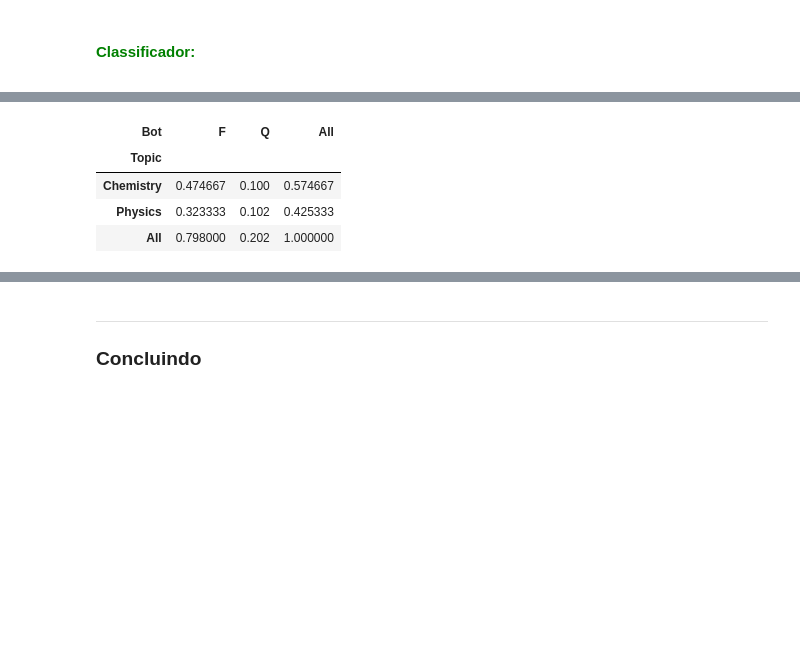
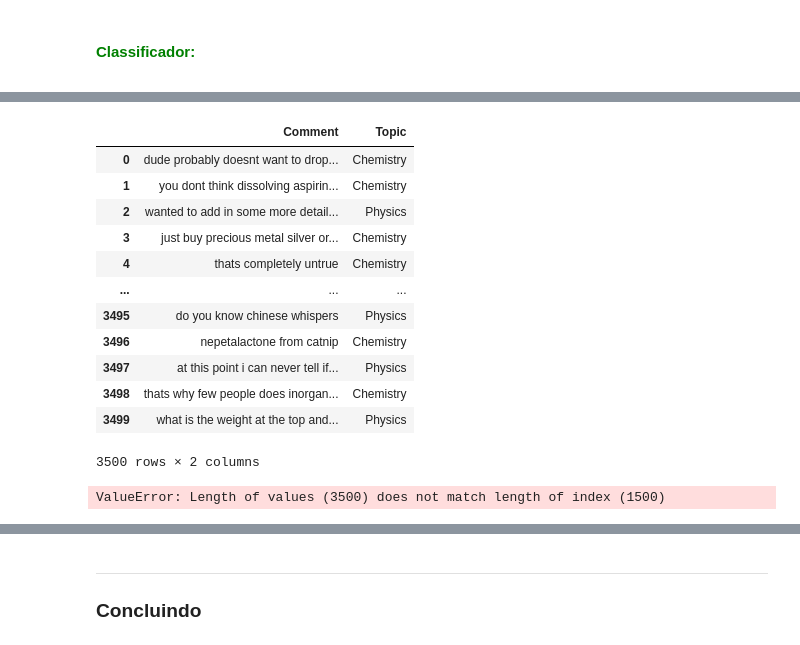
Before and after one commit to laisacamilly/Projeto-1, a Jupyter notebook: Projeto1 Template_vff(1).ipynb, the cells around one changed output, grey strips where cells are left out. Saved outputs shown, nothing was run; the diff lists cells and outputs as text; code cells hidden in the pictures; blank space fills up the shorter version.

```diff
--- a/Projeto1 Template_vff(1).ipynb
+++ b/Projeto1 Template_vff(1).ipynb
@@ -236,4 +189,20 @@ teste
 | 1498 | For future reference, people poli... | Physics | F |
 | 1499 | Curious how exactly the acetic ac... | Chemistry | Q |
 1500 rows × 3 columns
+# %%
+treino
+# %% [output]
+|  | Comment | Topic |
+| 0 | dude probably doesnt want to drop... | Chemistry |
+| 1 | you dont think dissolving aspirin... | Chemistry |
+| 2 | wanted to add in some more detail... | Physics |
+| 3 | just buy precious metal silver or... | Chemistry |
+| 4 | thats completely untrue | Chemistry |
+| ... | ... | ... |
+| 3495 | do you know chinese whispers | Physics |
+| 3496 | nepetalactone from catnip | Chemistry |
+| 3497 | at this point i can never tell if... | Physics |
+| 3498 | thats why few people does inorgan... | Chemistry |
+| 3499 | what is the weight at the top and... | Physics |
+3500 rows × 2 columns
 # %%
@@ -253,13 +229,9 @@ teste
 # %%
 # aplicando no datafreme teste
-teste['Bot'] = resultado
+teste['Boot'] = resultado
 
 # cruzando as informações filtradas
-verificacao = pd.crosstab(teste.Topic,teste.Bot, normalize= True, margins=True )
+verificacao = pd.crosstab(teste.Topic,teste.Boot, normalize= True, margins=True )
 verificacao
 # %% [output]
-| Bot | F | Q | All |
-| Topic |  |  |  |
-| Chemistry | 0.474667 | 0.100 | 0.574667 |
-| Physics | 0.323333 | 0.102 | 0.425333 |
-| All | 0.798000 | 0.202 | 1.000000 |
+ValueError: Length of values (3500) does not match length of index (1500)
```
Also changed, not shown: parts of 12 cells of this notebook.
